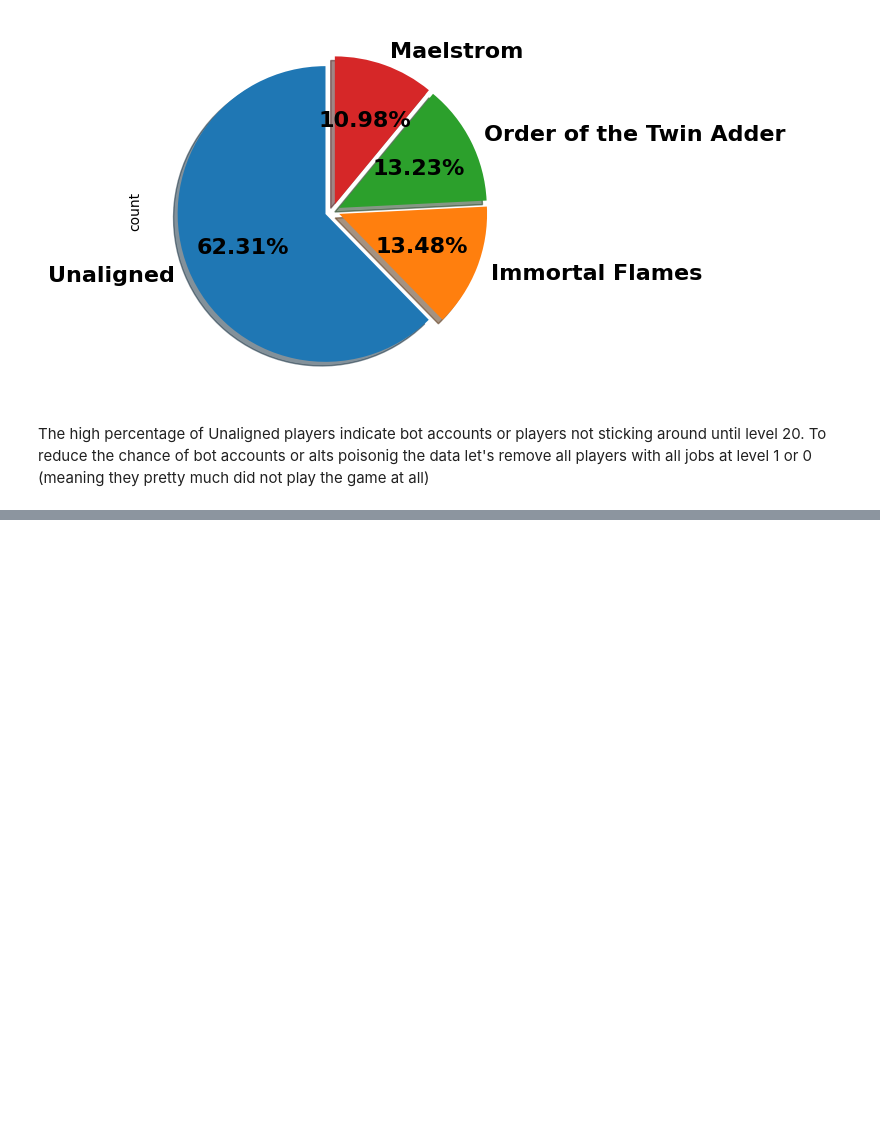
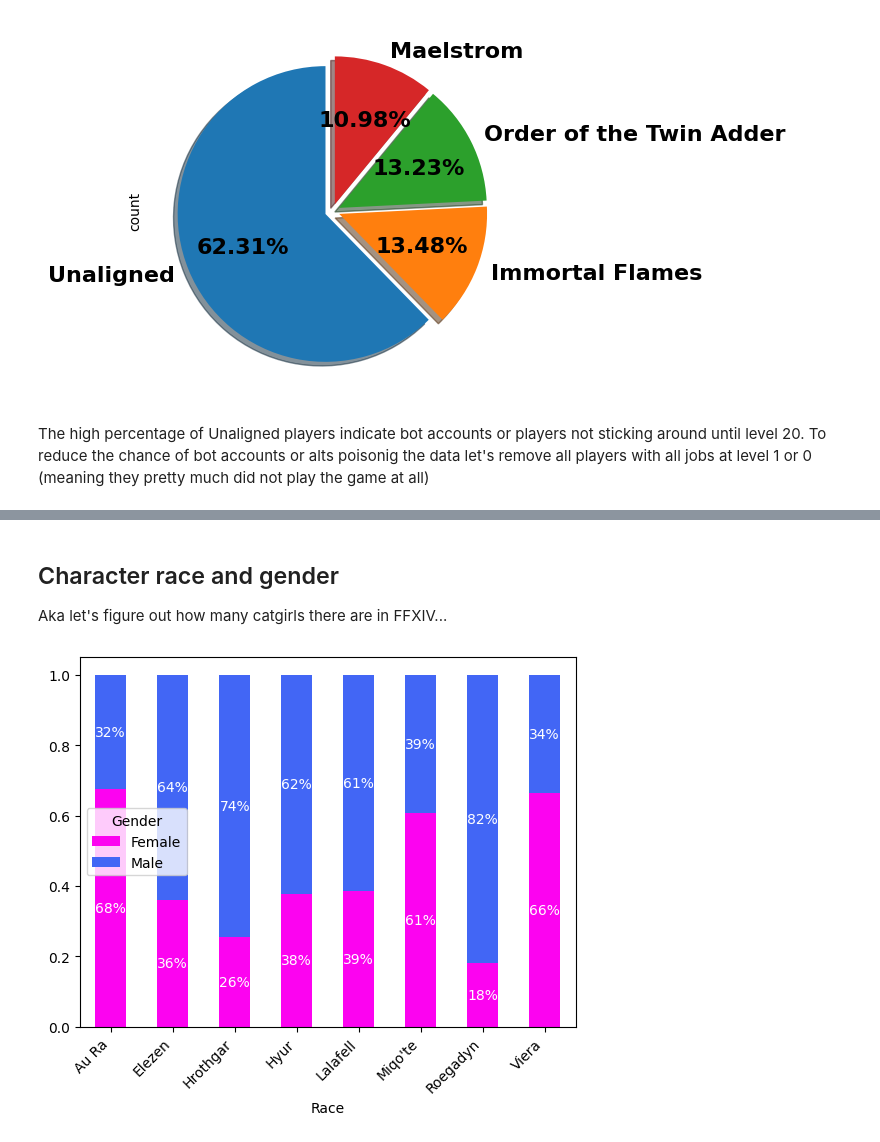
Before and after one commit to k33m0l/ffxiv-char-data, a Jupyter notebook: data/analytics/analytics.ipynb, the cells around one changed output, grey strips where cells are left out. Drawn from its saved outputs; the diff is of its cells as text; code cells hidden in the pictures; blank space fills up the shorter version.

```diff
--- a/data/analytics/analytics.ipynb
+++ b/data/analytics/analytics.ipynb
@@ -44,0 +134,25 @@ The high percentage of Unaligned players indicate bot accounts or players not st
+# %% [markdown]
+## Character race and gender
+Aka let's figure out how many catgirls there are in FFXIV...
+# %%
+race_gender_counts = pandas.crosstab(data['Race'], data['Gender'])
+race_gender_percentage = race_gender_counts.div(race_gender_counts.sum(axis=1), axis=0)
+textprops = {
+    'size': 16,
+    'color':'black',
+    'weight':'bold',
+}
+ax = race_gender_percentage.plot.bar(
+    stacked=True,
+    color=['#fc03f0', '#4266f5'],
+)
+labels = [f'{i:.0%}' for i in race_gender_percentage.to_numpy().flatten(order='F')]
+for i, patch in enumerate(ax.patches):
+    x, y = patch.get_xy()
+    x += patch.get_width() / 2
+    y += patch.get_height() / 2
+    ax.annotate(labels[i], (x, y), ha='center', va='center', c='white')
+pyplot.xticks(rotation=45, ha='right')
+pyplot.show()
+# %% [output]
+[figure, added]
```
Also changed, not shown: parts of 16 cells of this notebook.
